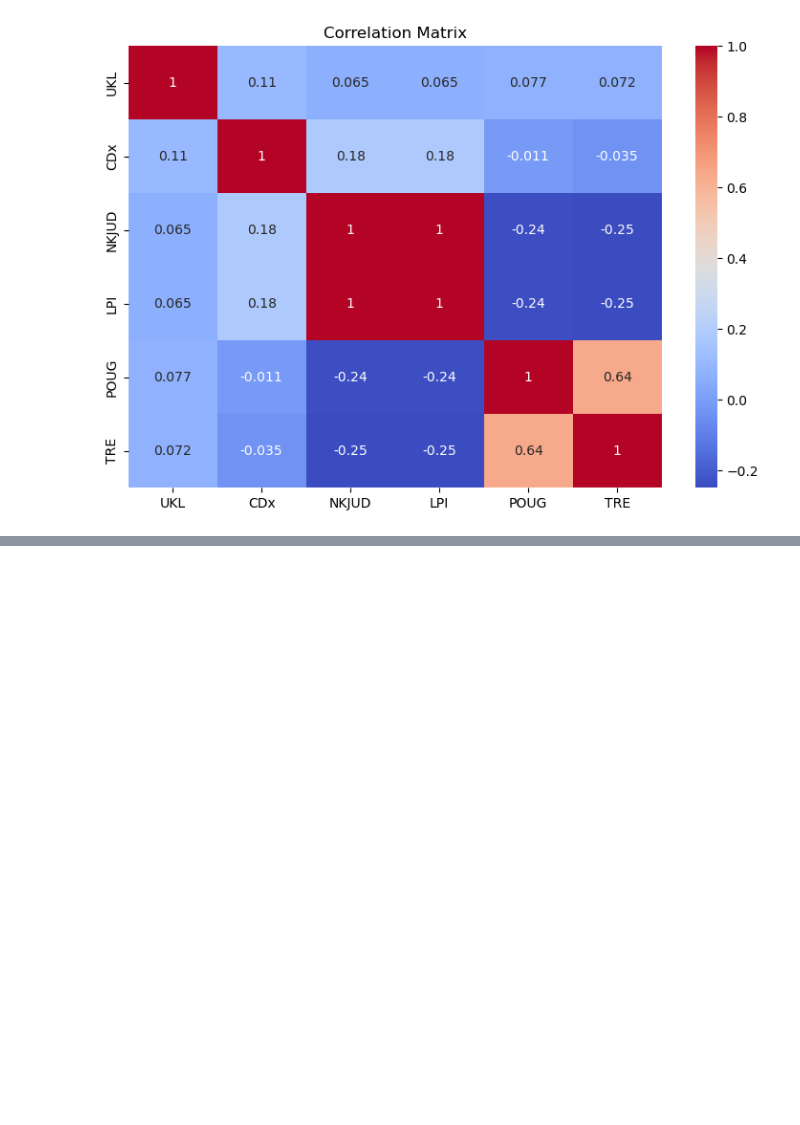
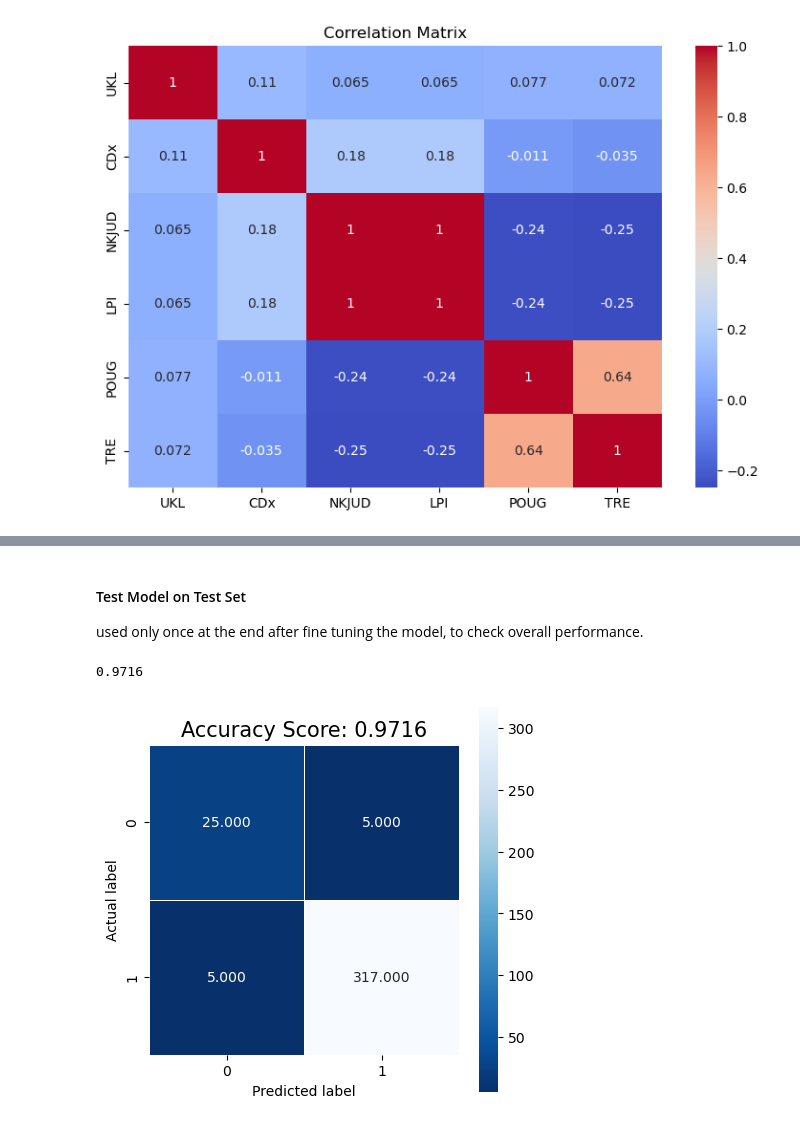
Before and after one commit to msskzx/problem-solvn, a Jupyter notebook: python_solutions/challenges/data-tasks/logistic-regression.ipynb, the cells around one changed output, grey strips where cells are left out. Cells and saved outputs as stored; diff of their text form; code cells hidden in the pictures; blank space fills up the shorter version.

```diff
--- a/python_solutions/challenges/data-tasks/logistic-regression.ipynb
+++ b/python_solutions/challenges/data-tasks/logistic-regression.ipynb
@@ -216,0 +241,20 @@ plt.title(all_sample_title, size = 15);
+# %% [markdown]
+#### Test Model on Test Set
+
+used only once at the end after fine tuning the model, to check overall performance.
+# %%
+y_test_pred = model.predict(x_test)
+score = model.score(x_test, y_test)
+score = format(score, '.4f')
+print(score)
+confusion_matrix = sk_metrics.confusion_matrix(y_test, y_test_pred)
+
+plt.figure(figsize=(5,5))
+sns.heatmap(confusion_matrix, annot=True, fmt=".3f", linewidths=.5, square = True, cmap = 'Blues_r');
+plt.ylabel('Actual label');
+plt.xlabel('Predicted label');
+all_sample_title = 'Accuracy Score: {0}'.format(score)
+plt.title(all_sample_title, size = 15);
+# %% [output]
+0.9716
+[figure, added]
```
Also changed, not shown: parts of 10 cells of this notebook.
